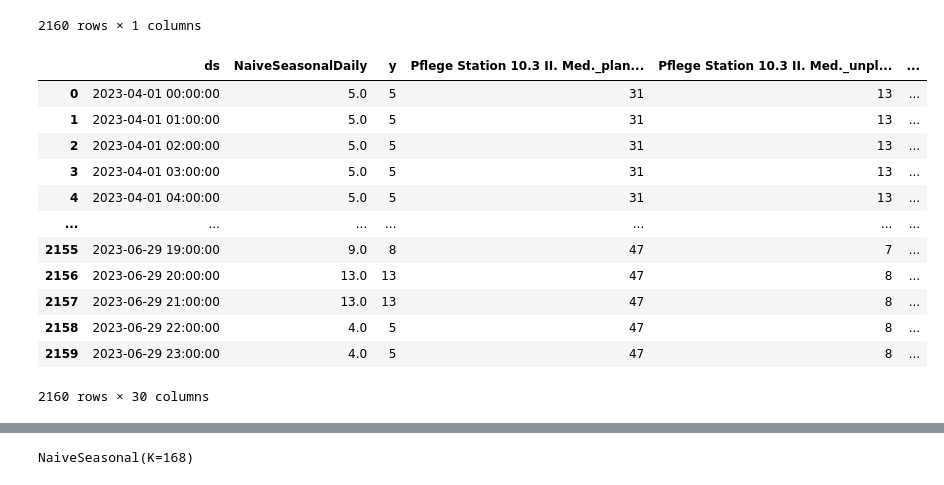
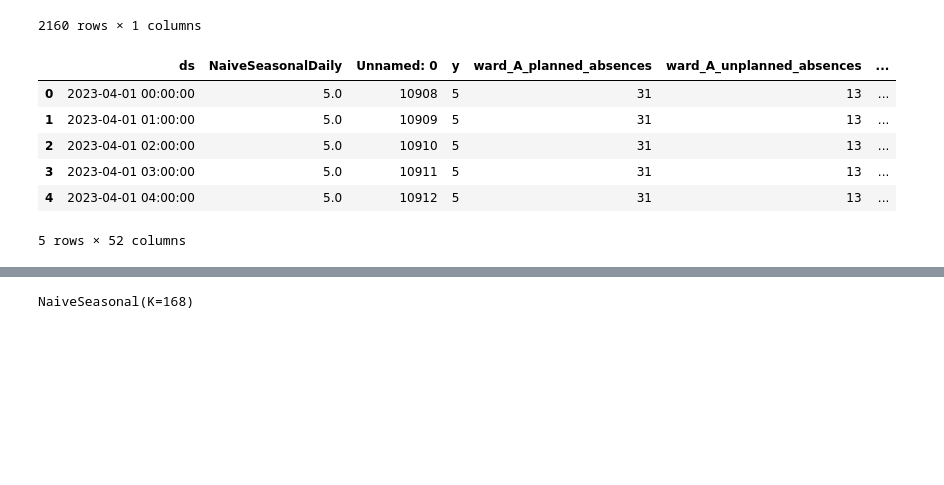
Before and after one commit to emilyS135/no-data-left-behind, a Jupyter notebook: notebooks/NaiveSeasonal.ipynb, the cells around one changed output, grey strips where cells are left out. Drawn from its saved outputs; the diff is of its cells as text; code cells hidden in the pictures; blank space fills up the shorter version.

Commit message:
updated Naive Seasonal notebook

```diff
--- a/notebooks/NaiveSeasonal.ipynb
+++ b/notebooks/NaiveSeasonal.ipynb
@@ -31,6 +21,5 @@ initialize(
     config_path="../configs",
 )
 cfg = compose(
-    config_name="train_ltsf.yaml",
-    overrides=["dataset.datamodule.path=/workspaces/ai4healthcare/data/external/kispp"],
+    config_name="lightgbm-uni.yaml",
 )
@@ -39,6 +26,8 @@ cfg = compose(
 # %% [markdown]
 ###### Resolve Hydra Config
 # %%
+os.chdir('..')
+
 from src import pipelines
 
-datamodule, _, _ = pipelines.resolve_config(cfg)
+datamodule, _ = pipelines.resolve_config(cfg)
@@ -244,19 +161,13 @@ historical_forecasts output:
 # %%
 ts_df = ts_df.reset_index()
 ts_df = ts_df.rename(columns={"y": "NaiveSeasonalDaily"})
 ts_df = ts_df.merge(df_test, how="left", on="ds")
-ts_df
+ts_df.head()
 # %% [output]
-|  | ds | NaiveSeasonalDaily | y | Pflege Station 10.3 II. Med._plan... | Pflege Station 10.3 II. Med._unpl... | ... |
-| 0 | 2023-04-01 00:00:00 | 5.0 | 5 | 31 | 13 | ... |
-| 1 | 2023-04-01 01:00:00 | 5.0 | 5 | 31 | 13 | ... |
-| 2 | 2023-04-01 02:00:00 | 5.0 | 5 | 31 | 13 | ... |
-| 3 | 2023-04-01 03:00:00 | 5.0 | 5 | 31 | 13 | ... |
-| 4 | 2023-04-01 04:00:00 | 5.0 | 5 | 31 | 13 | ... |
-| ... | ... | ... | ... | ... | ... | ... |
-| 2155 | 2023-06-29 19:00:00 | 9.0 | 8 | 47 | 7 | ... |
-| 2156 | 2023-06-29 20:00:00 | 13.0 | 13 | 47 | 8 | ... |
-| 2157 | 2023-06-29 21:00:00 | 13.0 | 13 | 47 | 8 | ... |
-| 2158 | 2023-06-29 22:00:00 | 4.0 | 5 | 47 | 8 | ... |
-| 2159 | 2023-06-29 23:00:00 | 4.0 | 5 | 47 | 8 | ... |
+|  | ds | NaiveSeasonalDaily | Unnamed: 0 | y | ward_A_planned_absences | ward_A_unplanned_absences | ... |
+| 0 | 2023-04-01 00:00:00 | 5.0 | 10908 | 5 | 31 | 13 | ... |
+| 1 | 2023-04-01 01:00:00 | 5.0 | 10909 | 5 | 31 | 13 | ... |
+| 2 | 2023-04-01 02:00:00 | 5.0 | 10910 | 5 | 31 | 13 | ... |
+| 3 | 2023-04-01 03:00:00 | 5.0 | 10911 | 5 | 31 | 13 | ... |
+| 4 | 2023-04-01 04:00:00 | 5.0 | 10912 | 5 | 31 | 13 | ... |
-2160 rows × 30 columns
+5 rows × 52 columns
```
Also changed, not shown: parts of 32 cells of this notebook.
